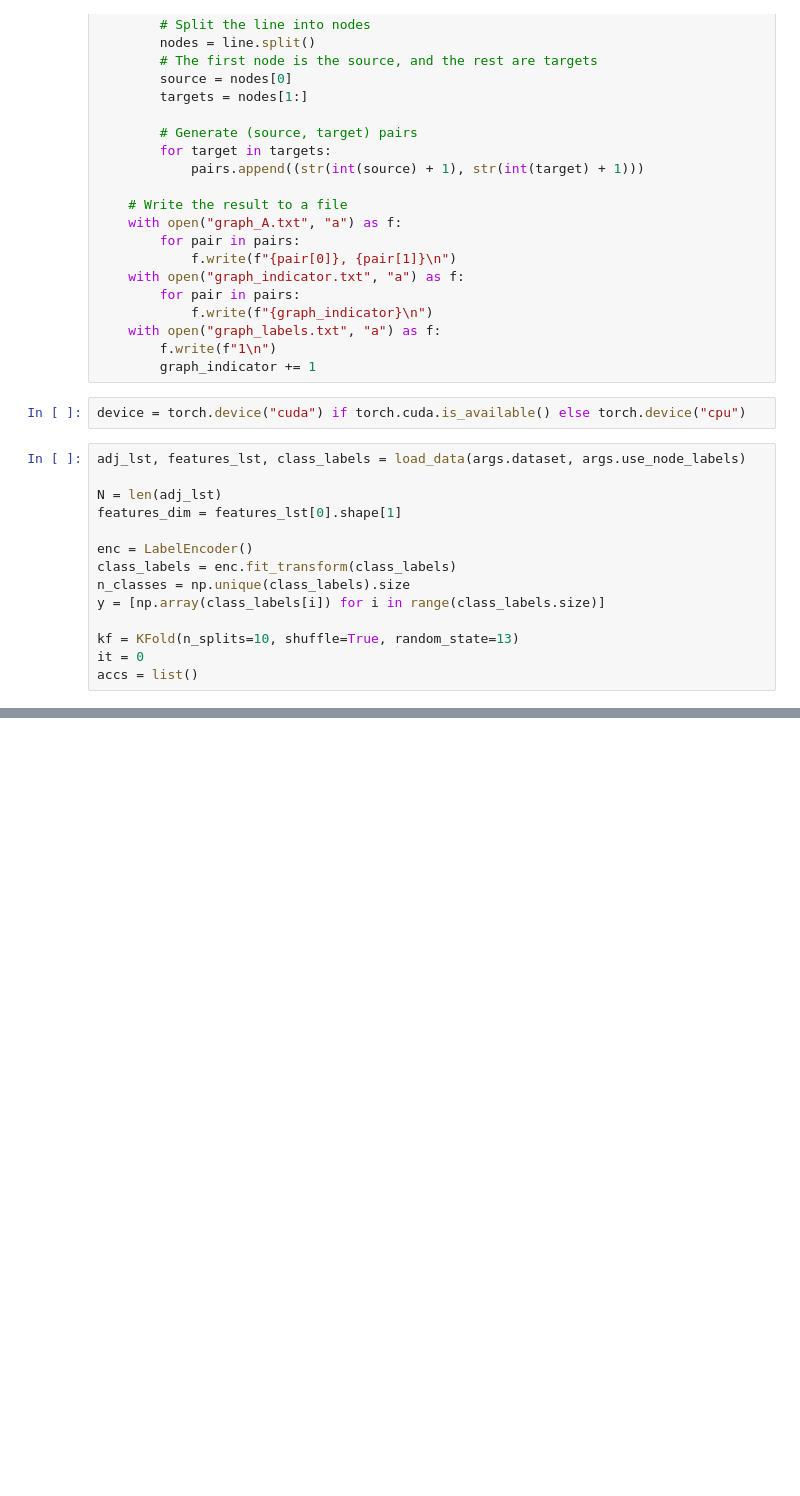
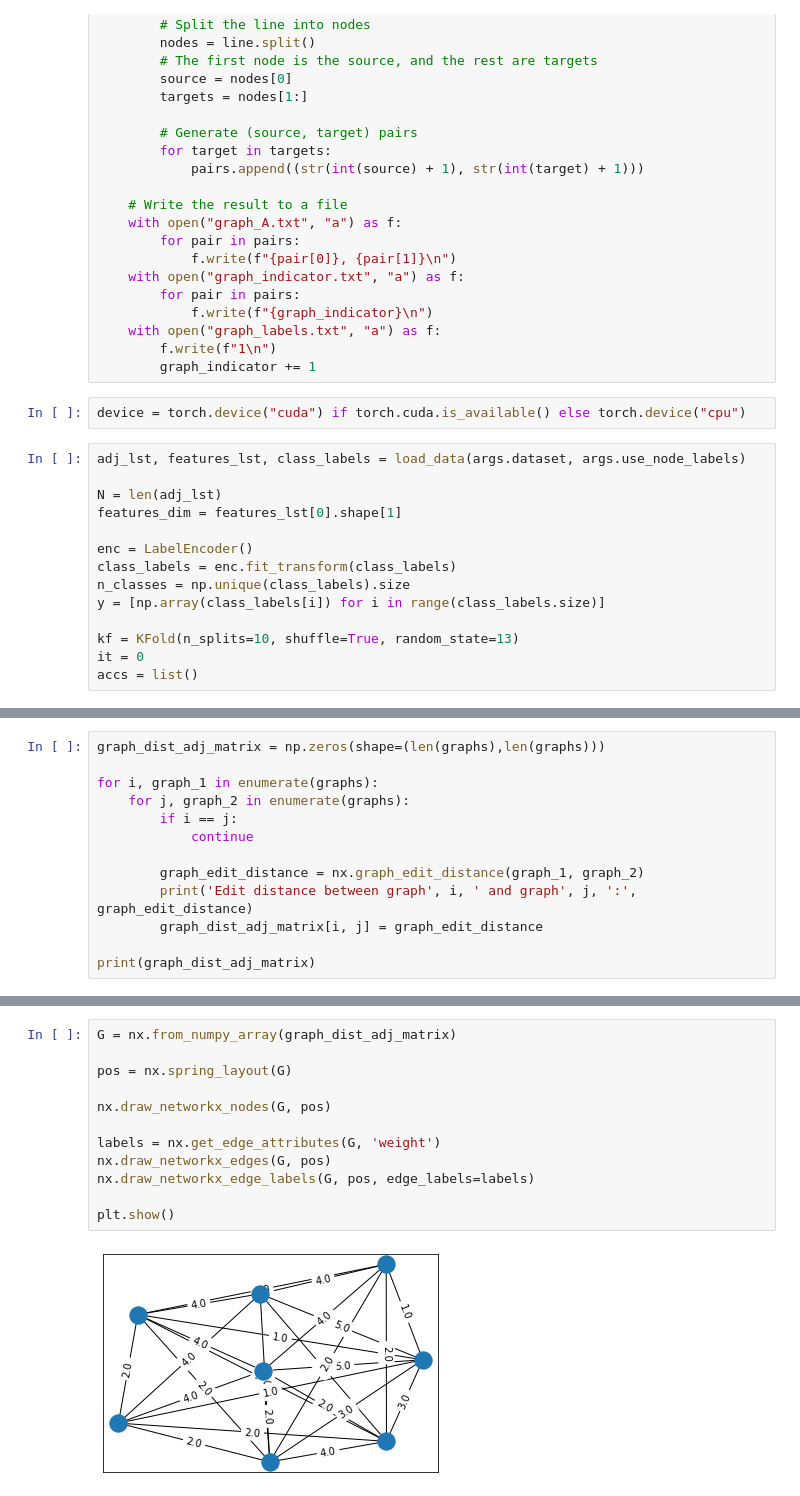
Before and after one commit to huangderful/hrwgnn, a Jupyter notebook: main.ipynb, the cells around one changed output, grey strips where cells are left out. Cells and saved outputs as stored; diff of their text form; blank space fills up the shorter version.

```diff
--- a/main.ipynb
+++ b/main.ipynb
@@ -479,0 +465,13 @@ Graph 7 is isomorphic to previous graph 6
+# %%
+graph_dist_adj_matrix = np.zeros(shape=(len(graphs),len(graphs)))
+
+for i, graph_1 in enumerate(graphs):
+    for j, graph_2 in enumerate(graphs):
+        if i == j:
+            continue
+
+        graph_edit_distance = nx.graph_edit_distance(graph_1, graph_2)
+        print('Edit distance between graph', i, ' and graph', j, ':', graph_edit_distance)
+        graph_dist_adj_matrix[i, j] = graph_edit_distance
+
+print(graph_dist_adj_matrix)
@@ -479,0 +496,14 @@ Graph 7 is isomorphic to previous graph 6
+# %%
+G = nx.from_numpy_array(graph_dist_adj_matrix)
+
+pos = nx.spring_layout(G)
+
+nx.draw_networkx_nodes(G, pos)
+
+labels = nx.get_edge_attributes(G, 'weight')
+nx.draw_networkx_edges(G, pos)
+nx.draw_networkx_edge_labels(G, pos, edge_labels=labels)
+
+plt.show()
+# %% [output]
+[figure, added]
```
Also changed, not shown: parts of 6 cells of this notebook, 3 other files.
